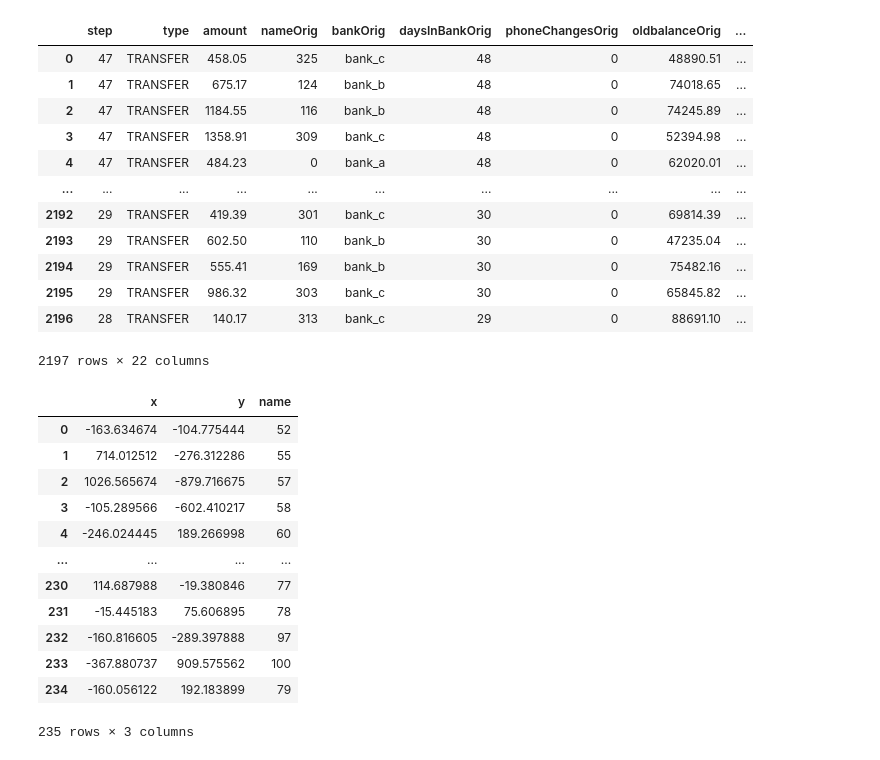
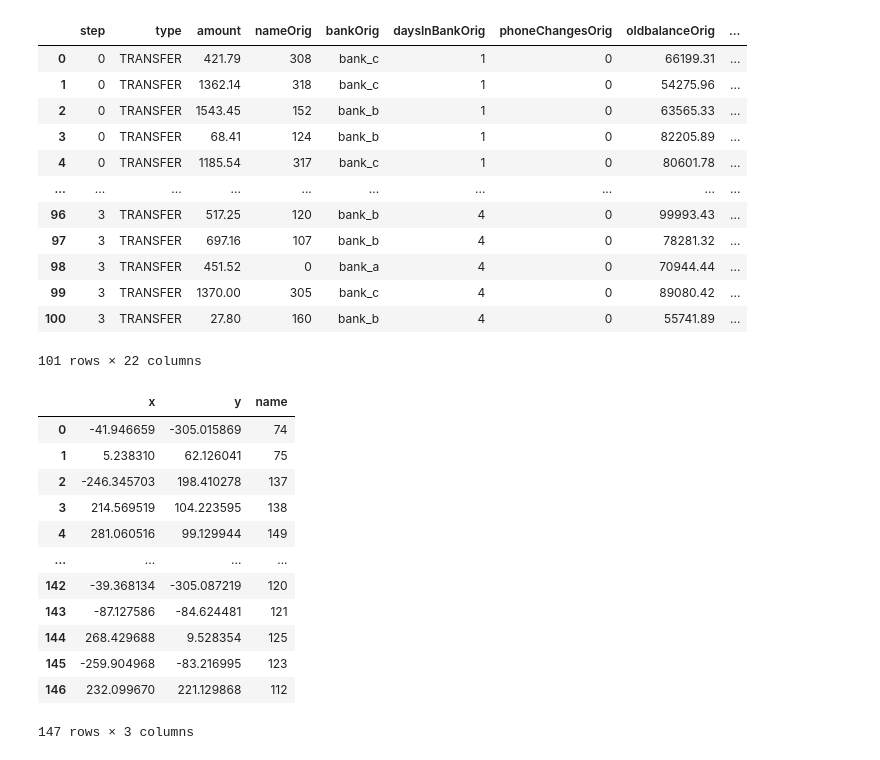
Before and after one commit to aidotse/flib, a Jupyter notebook: transaction-network-explorer/main-v3.ipynb, the cells around one changed output. Drawn from its saved outputs; the diff is of its cells as text; code cells hidden in the pictures.

```diff
--- a/transaction-network-explorer/main-v3.ipynb
+++ b/transaction-network-explorer/main-v3.ipynb
@@ -22,60 +22,60 @@ BUNDLE = False
 # %%
 CUDF_EDGES = cudf.read_parquet(f'datasets/{DATASET}/tx_log.parquet')
 CUDF_EDGES.loc[CUDF_EDGES['isSAR']==1, 'modelType'] += 20
-#CUDF_EDGES = CUDF_EDGES.loc[0:100]
+CUDF_EDGES = CUDF_EDGES.loc[0:100]
 #CUDF_EDGES['edge_color'] = CUDF_EDGES['isSAR'].map({0: 'black', 1: 'red'})
 #CUDF_EDGES['edge_alpha'] = CUDF_EDGES['isSAR'].map({0: 0.1, 1: 0.9})
 G = cugraph.MultiGraph()
 G.from_cudf_edgelist(CUDF_EDGES, source='nameOrig', destination='nameDest')
 CUDF_NODES = cugraph.layout.force_atlas2(
     input_graph = G,
     max_iter = 100,
     strong_gravity_mode = False,
     outbound_attraction_distribution = True,
     lin_log_mode = False,
     barnes_hut_optimize = True,
     barnes_hut_theta = 1.0,
     verbose = False
 )
 
 CUDF_NODES = CUDF_NODES.rename(columns={'vertex': 'name'})
 CUDF_EDGES = cudf.merge(CUDF_EDGES, CUDF_NODES, left_on='nameOrig', right_on='name', how='left')
 CUDF_EDGES = CUDF_EDGES.rename(columns={'x': 'xOrig', 'y': 'yOrig'})
 CUDF_EDGES = CUDF_EDGES.drop(columns=['name'])
 CUDF_EDGES = cudf.merge(CUDF_EDGES, CUDF_NODES, left_on='nameDest', right_on='name', how='left')
 CUDF_EDGES = CUDF_EDGES.rename(columns={'x': 'xDest', 'y': 'yDest'})
 CUDF_EDGES = CUDF_EDGES.drop(columns=['name'])
 XLIM = (CUDF_EDGES['step'].min(), CUDF_EDGES['step'].max())
 YLIM = (CUDF_EDGES['newbalanceOrig'].min(), CUDF_EDGES['newbalanceOrig'].max())
 display(CUDF_EDGES)
 display(CUDF_NODES)
 # %% [output]
 |  | step | type | amount | nameOrig | bankOrig | daysInBankOrig | phoneChangesOrig | oldbalanceOrig | ... |
-| 0 | 47 | TRANSFER | 458.05 | 325 | bank_c | 48 | 0 | 48890.51 | ... |
-| 1 | 47 | TRANSFER | 675.17 | 124 | bank_b | 48 | 0 | 74018.65 | ... |
-| 2 | 47 | TRANSFER | 1184.55 | 116 | bank_b | 48 | 0 | 74245.89 | ... |
-| 3 | 47 | TRANSFER | 1358.91 | 309 | bank_c | 48 | 0 | 52394.98 | ... |
-| 4 | 47 | TRANSFER | 484.23 | 0 | bank_a | 48 | 0 | 62020.01 | ... |
+| 0 | 0 | TRANSFER | 421.79 | 308 | bank_c | 1 | 0 | 66199.31 | ... |
+| 1 | 0 | TRANSFER | 1362.14 | 318 | bank_c | 1 | 0 | 54275.96 | ... |
+| 2 | 0 | TRANSFER | 1543.45 | 152 | bank_b | 1 | 0 | 63565.33 | ... |
+| 3 | 0 | TRANSFER | 68.41 | 124 | bank_b | 1 | 0 | 82205.89 | ... |
+| 4 | 0 | TRANSFER | 1185.54 | 317 | bank_c | 1 | 0 | 80601.78 | ... |
 | ... | ... | ... | ... | ... | ... | ... | ... | ... | ... |
-| 2192 | 29 | TRANSFER | 419.39 | 301 | bank_c | 30 | 0 | 69814.39 | ... |
-| 2193 | 29 | TRANSFER | 602.50 | 110 | bank_b | 30 | 0 | 47235.04 | ... |
-| 2194 | 29 | TRANSFER | 555.41 | 169 | bank_b | 30 | 0 | 75482.16 | ... |
-| 2195 | 29 | TRANSFER | 986.32 | 303 | bank_c | 30 | 0 | 65845.82 | ... |
-| 2196 | 28 | TRANSFER | 140.17 | 313 | bank_c | 29 | 0 | 88691.10 | ... |
+| 96 | 3 | TRANSFER | 517.25 | 120 | bank_b | 4 | 0 | 99993.43 | ... |
+| 97 | 3 | TRANSFER | 697.16 | 107 | bank_b | 4 | 0 | 78281.32 | ... |
+| 98 | 3 | TRANSFER | 451.52 | 0 | bank_a | 4 | 0 | 70944.44 | ... |
+| 99 | 3 | TRANSFER | 1370.00 | 305 | bank_c | 4 | 0 | 89080.42 | ... |
+| 100 | 3 | TRANSFER | 27.80 | 160 | bank_b | 4 | 0 | 55741.89 | ... |
-2197 rows × 22 columns
+101 rows × 22 columns
 |  | x | y | name |
-| 0 | -163.634674 | -104.775444 | 52 |
-| 1 | 714.012512 | -276.312286 | 55 |
-| 2 | 1026.565674 | -879.716675 | 57 |
-| 3 | -105.289566 | -602.410217 | 58 |
-| 4 | -246.024445 | 189.266998 | 60 |
+| 0 | -41.946659 | -305.015869 | 74 |
+| 1 | 5.238310 | 62.126041 | 75 |
+| 2 | -246.345703 | 198.410278 | 137 |
+| 3 | 214.569519 | 104.223595 | 138 |
+| 4 | 281.060516 | 99.129944 | 149 |
 | ... | ... | ... | ... |
-| 230 | 114.687988 | -19.380846 | 77 |
-| 231 | -15.445183 | 75.606895 | 78 |
-| 232 | -160.816605 | -289.397888 | 97 |
-| 233 | -367.880737 | 909.575562 | 100 |
-| 234 | -160.056122 | 192.183899 | 79 |
+| 142 | -39.368134 | -305.087219 | 120 |
+| 143 | -87.127586 | -84.624481 | 121 |
+| 144 | 268.429688 | 9.528354 | 125 |
+| 145 | -259.904968 | -83.216995 | 123 |
+| 146 | 232.099670 | 221.129868 | 112 |
-235 rows × 3 columns
+147 rows × 3 columns
 # %%
 
 NODES = hv.Points(CUDF_NODES, ['x', 'y'], ['name'])
```
Also changed, not shown: parts of 3 cells of this notebook.
